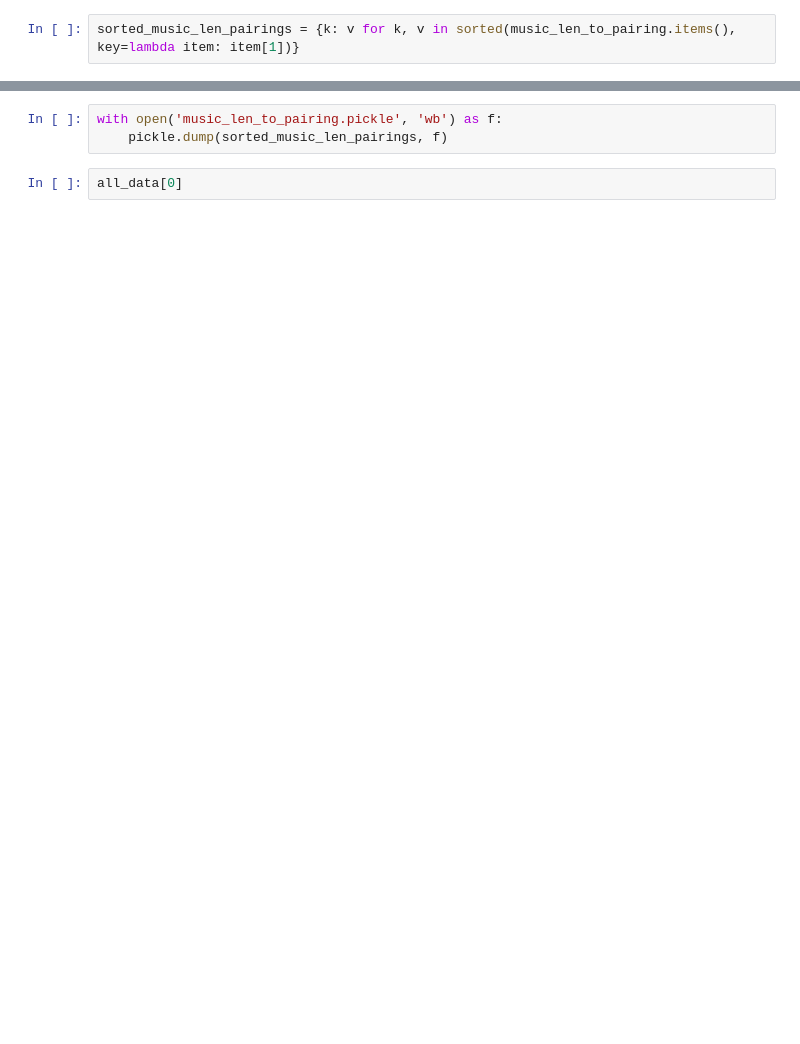
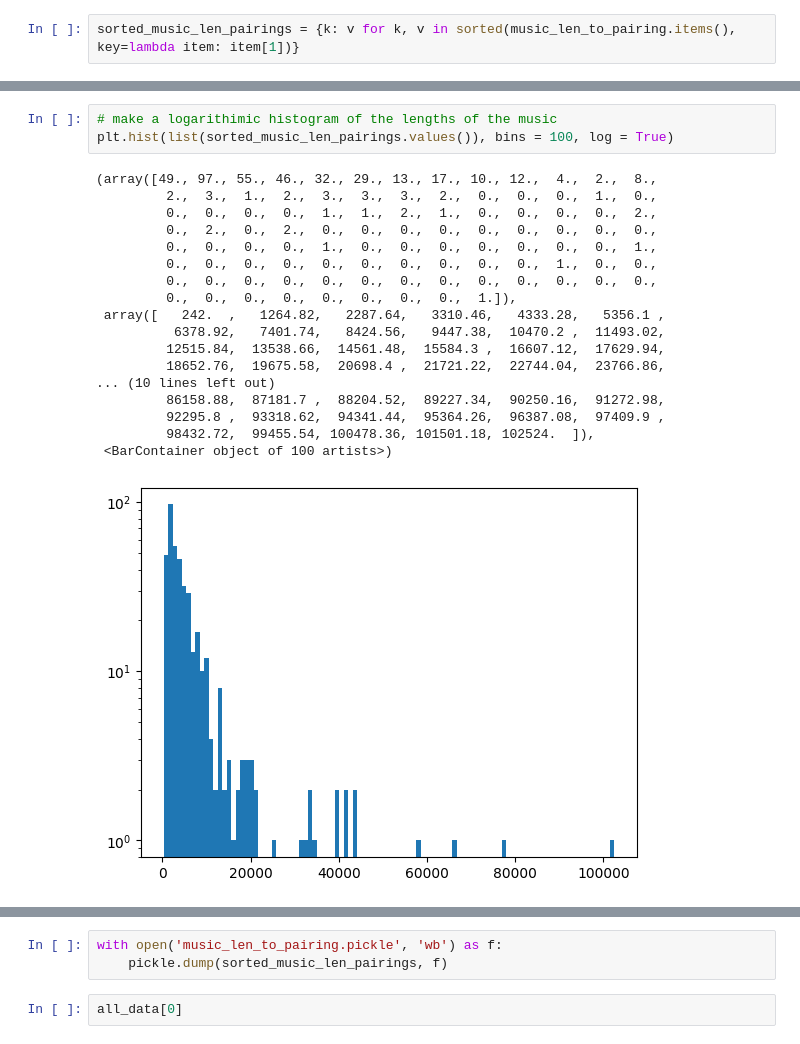
Before and after one commit to RyanKim17920/bach-MIDI-Generator-with-Transformers, a Jupyter notebook: Data_Extraction/all_midi_extractor.ipynb, the cells around one changed output, grey strips where cells are left out. Cells and saved outputs as stored; diff of their text form; blank space fills up the shorter version.

```diff
--- a/Data_Extraction/all_midi_extractor.ipynb
+++ b/Data_Extraction/all_midi_extractor.ipynb
@@ -80,0 +113,22 @@ sorted_music_len_pairings
+# %%
+# make a logarithimic histogram of the lengths of the music
+plt.hist(list(sorted_music_len_pairings.values()), bins = 100, log = True)
+# %% [output]
+(array([49., 97., 55., 46., 32., 29., 13., 17., 10., 12.,  4.,  2.,  8.,
+         2.,  3.,  1.,  2.,  3.,  3.,  3.,  2.,  0.,  0.,  0.,  1.,  0.,
+         0.,  0.,  0.,  0.,  1.,  1.,  2.,  1.,  0.,  0.,  0.,  0.,  2.,
+         0.,  2.,  0.,  2.,  0.,  0.,  0.,  0.,  0.,  0.,  0.,  0.,  0.,
+         0.,  0.,  0.,  0.,  1.,  0.,  0.,  0.,  0.,  0.,  0.,  0.,  1.,
+         0.,  0.,  0.,  0.,  0.,  0.,  0.,  0.,  0.,  0.,  1.,  0.,  0.,
+         0.,  0.,  0.,  0.,  0.,  0.,  0.,  0.,  0.,  0.,  0.,  0.,  0.,
+         0.,  0.,  0.,  0.,  0.,  0.,  0.,  0.,  1.]),
+ array([   242.  ,   1264.82,   2287.64,   3310.46,   4333.28,   5356.1 ,
+          6378.92,   7401.74,   8424.56,   9447.38,  10470.2 ,  11493.02,
+         12515.84,  13538.66,  14561.48,  15584.3 ,  16607.12,  17629.94,
+         18652.76,  19675.58,  20698.4 ,  21721.22,  22744.04,  23766.86,
+... (10 lines left out)
+         86158.88,  87181.7 ,  88204.52,  89227.34,  90250.16,  91272.98,
+         92295.8 ,  93318.62,  94341.44,  95364.26,  96387.08,  97409.9 ,
+         98432.72,  99455.54, 100478.36, 101501.18, 102524.  ]),
+ <BarContainer object of 100 artists>)
+[figure, added]
```
Also changed, not shown: parts of 13 cells of this notebook, 23 other files.
